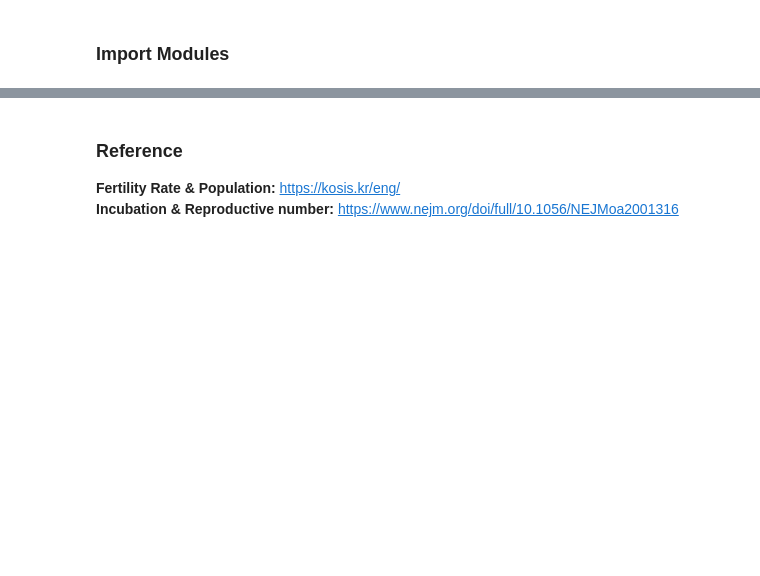
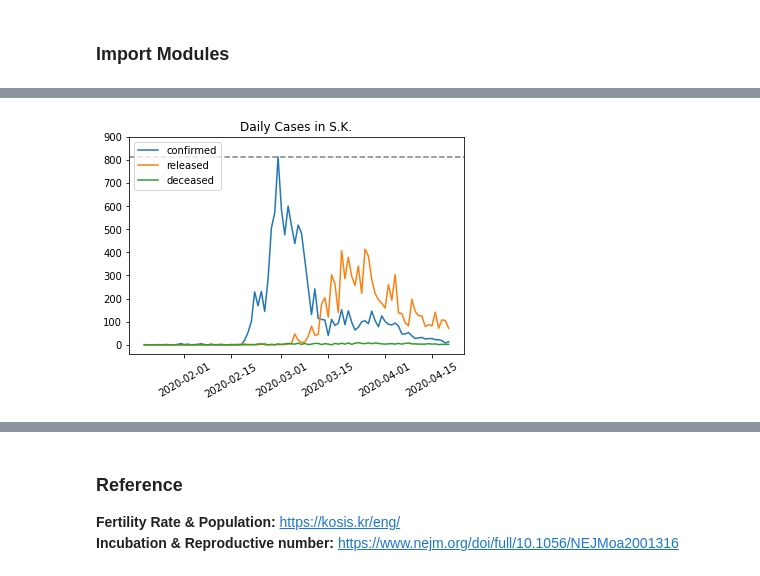
Before and after one commit to jaewon415/BD-Compartmental-Model, a Jupyter notebook: Code/Mathematical Model - SEIR.ipynb, the cells around one changed output, grey strips where cells are left out. Cells and saved outputs as stored; diff of their text form; code cells hidden in the pictures; blank space fills up the shorter version.

```diff
--- a/Code/Mathematical Model - SEIR.ipynb
+++ b/Code/Mathematical Model - SEIR.ipynb
@@ -19,0 +50,13 @@ from scipy import integrate
+# %%
+daily_time_df = time_df[["confirmed", "released", "deceased"]].diff().fillna(0)
+daily_time_df.iloc[0, 0] = 1
+
+plt.plot(daily_time_df[["confirmed", "released", "deceased"]])
+plt.axhline(max(daily_time_df["confirmed"]), color = "grey", linestyle="--")
+plt.title("Daily Cases in S.K.")
+plt.legend(["confirmed", "released", "deceased"], loc = 2)
+plt.yticks(np.arange(0, max(daily_time_df["confirmed"]) * 1.2, 100))
+plt.xticks(rotation = 30)
+plt.show()
+# %% [output]
+[figure, added]
```
Also changed, not shown: parts of 19 cells of this notebook, 14 other files.
